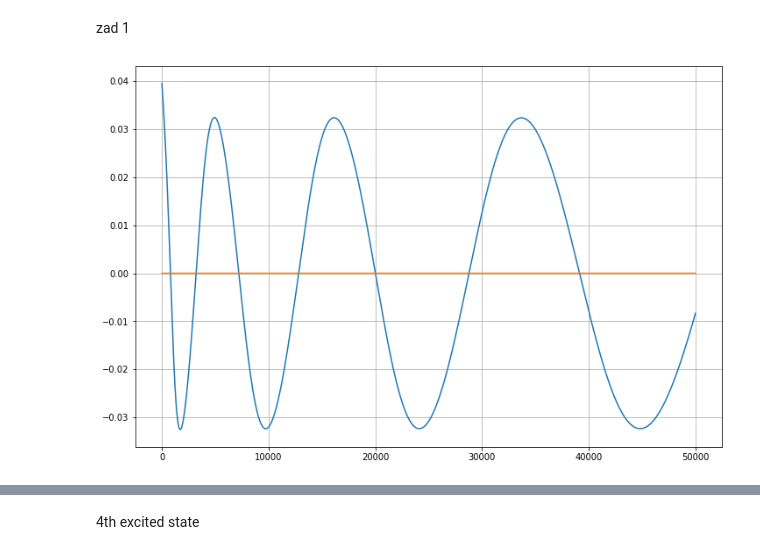
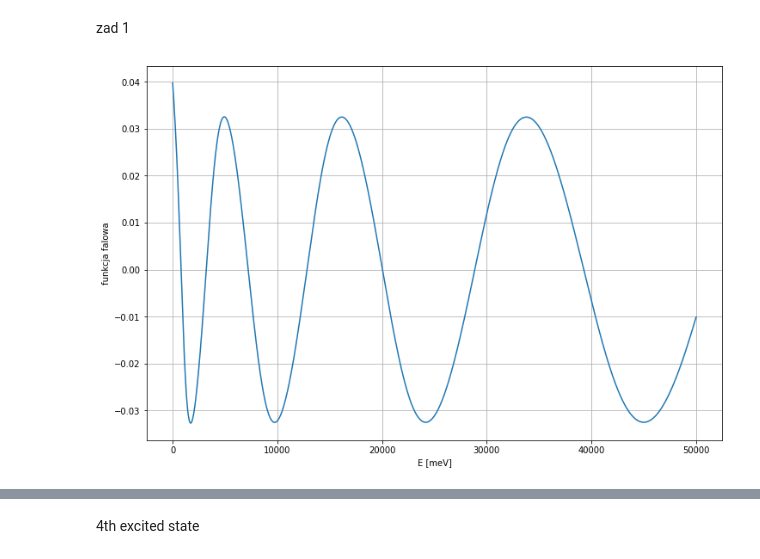
Before and after one commit to JuliaCeklarz/MOFIT, a Jupyter notebook: lab1/lab01.ipynb, the cells around one changed output, grey strips where cells are left out. Cells and saved outputs as stored; diff of their text form; code cells hidden in the pictures.

```diff
--- a/lab1/lab01.ipynb
+++ b/lab1/lab01.ipynb
@@ -37,9 +37,12 @@ for j in range(len(E)):
 # %%
 plt.figure(figsize=(12,8))
 plt.plot(Psi[..., -1])
-plt.plot([i for i in range(50000)], [0 for i in range(50000)])
+# plt.plot([i for i in range(50000)], [0 for i in range(50000)])
 plt.grid()
+plt.xlabel('E [meV]')
+plt.ylabel('funkcja falowa')
 # plt.xlim(30000, 40000)
+plt.show()
 # %% [output]
-[figure, old version]
+[figure, new version]
 # %%
```
Also changed, not shown: parts of 26 cells of this notebook, 8 other files.
